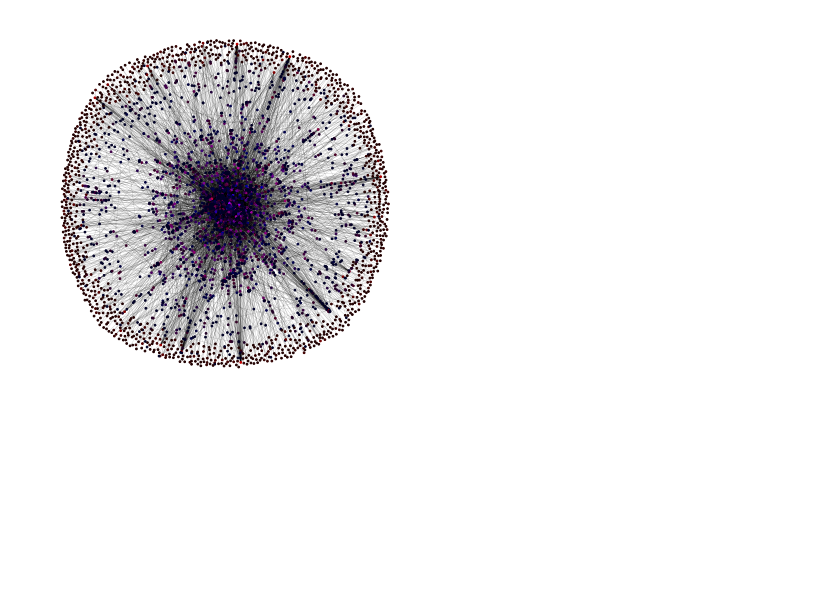
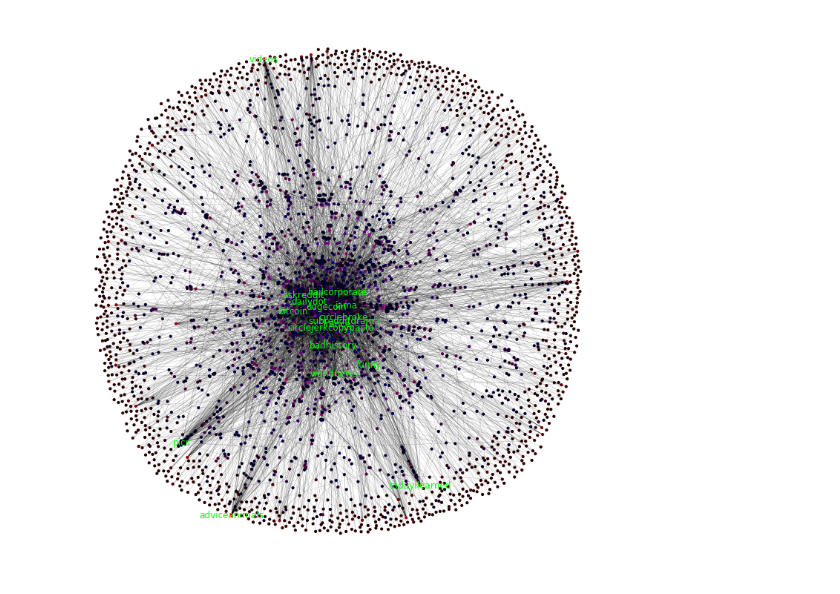
Before and after one commit to dansong0729/math168-project, a Jupyter notebook: data.ipynb, the cells around one changed output. Cells and saved outputs as stored; diff of their text form; code cells hidden in the pictures; blank space fills up the shorter version.

Commit message:
Top subreddits

```diff
--- a/data.ipynb
+++ b/data.ipynb
@@ -16,7 +16,7 @@ body.head()
 # %%
 df = body.head(10000)
 
-G = nx.from_pandas_edgelist(df, source="SOURCE_SUBREDDIT", target="TARGET_SUBREDDIT", create_using=nx.DiGraph, edge_attr=("TIMESTAMP", "LINK_SENTIMENT"))
+G = nx.from_pandas_edgelist(df, source="SOURCE_SUBREDDIT", target="TARGET_SUBREDDIT", create_using=nx.DiGraph(), edge_attr=("TIMESTAMP", "LINK_SENTIMENT"))
 # %%
 in_degree = np.array([x[1] for x in G.in_degree()])
 out_degree = np.array([x[1] for x in G.out_degree()])
@@ -30,3 +28,15 @@ a = np.log(in_degree+1)/max_in
 b = np.log(out_degree+1)/max_out
 colours = list(zip(a, np.zeros(a.shape), b))
 #colours = [(np.log(inn+1)/max_in, 0, np.log(out+1)/max_out) for inn, out in zip(in_degree, out_degree)]
+# %%
+labels = [(node, "") for node in nx.nodes(G)]
+highest_in = np.argpartition(-in_degree, 9)[:10]
+highest_out = np.argpartition(-out_degree, 9)[:10]
+for i in highest_in:
+    labels[i] = (labels[i][0],labels[i][0])
+    print(labels[i][0])
+print("--------------")
+for i in highest_out:
+    labels[i] = (labels[i][0],labels[i][0])
+    print(labels[i][0])
+labels = dict(labels)
@@ -33,5 +63,5 @@ colours = list(zip(a, np.zeros(a.shape), b))
 # %%
-plt.figure(figsize=(5,5))
-nx.draw(G, pos=layout, node_size=3, arrows=False, node_color=colours, width = 0.08)
+plt.figure(figsize=(10,10))
+nx.draw(G, pos=layout, node_size=10, arrows=False, node_color=colours, width = 0.1, labels=labels, font_color='lime')
 # %% [output]
-[figure, old version]
+[figure, new version]
```
Also changed, not shown: parts of 4 cells of this notebook.
